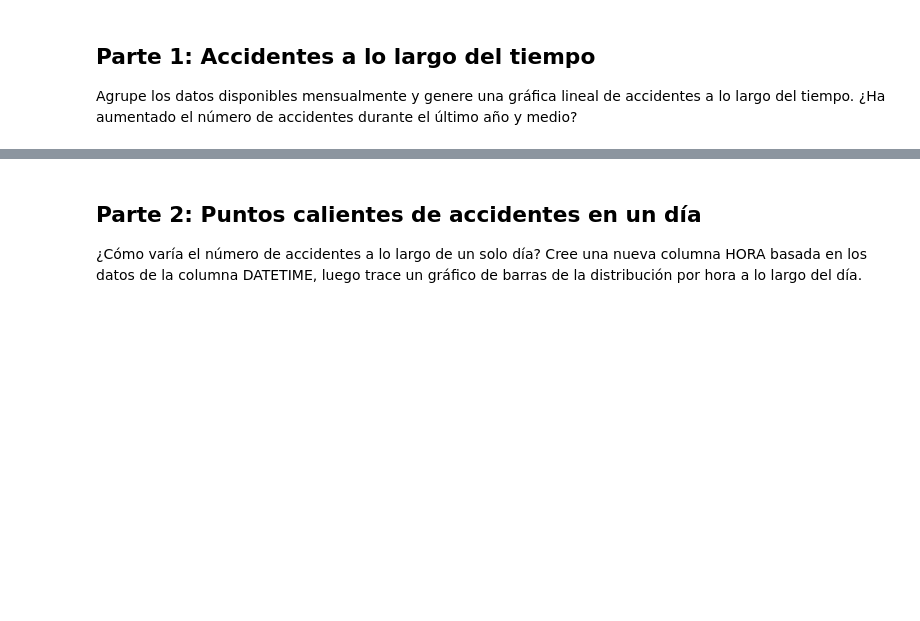
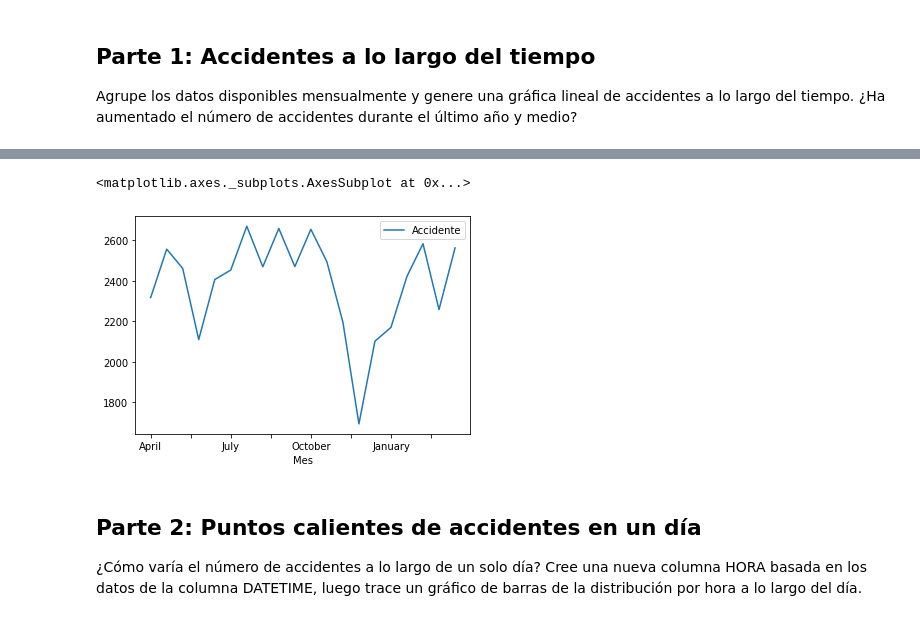
Before and after one commit to GabyLeon10100/MujeresDigitales, a Jupyter notebook: Taller4.ipynb, the cells around one changed output, grey strips where cells are left out. Cells and saved outputs as stored; diff of their text form; code cells hidden in the pictures; blank space fills up the shorter version.

```diff
--- a/Taller4.ipynb
+++ b/Taller4.ipynb
@@ -101,6 +101,6 @@ df.head()
 # %%
 #Agrupamos los meses para identificar los accidentes en cada uno
-prueba = df.groupby(["YEAR", "MONTH"]).MONTH.count()
-prueba
+df2 = df.groupby(["YEAR", "MONTH"]).MONTH.count()
+df2
 # %% [output]
 YEAR  MONTH
@@ -122 +122,4 @@ YEAR  MONTH
 Name: MONTH, dtype: int64
+# %%
+#Con el filtro que realizamos, creamos una lista para poder acceder a la informacion
+lista = [list(key) + [str(value)] for key,  value in  df2.to_dict().items()]
@@ -122,0 +147,10 @@ Name: MONTH, dtype: int64
+# %%
+#Creamos el nuevo dataframe
+df_grafica = pd.DataFrame()
+#Realizamos un bucle con la lista que obtuvimos para agregar los datos al nuevo dataframe
+for x in lista:
+  agregar = {}
+  agregar = {"Año" : int(x[0]), "Mes": x[1], "Accidente": int(x[2])}
+  df_grafica = df_grafica.append(agregar, ignore_index=True)
+  #Lo visualizamos
+df_grafica.head(20)
@@ -123,3 +175,12 @@ Name: MONTH, dtype: int64
+# %%
+#Creamos la grafica
+valores = df_grafica[["Mes", "Accidente"]]
+
+gl = valores.plot(x="Mes", y="Accidente")
+gl
+# %% [output]
+<matplotlib.axes._subplots.AxesSubplot at 0x...>
+[figure, added]
 # %% [markdown]
 ## Parte 2: Puntos calientes de accidentes en un día
 
```
Also changed, not shown: parts of 6 cells of this notebook.
